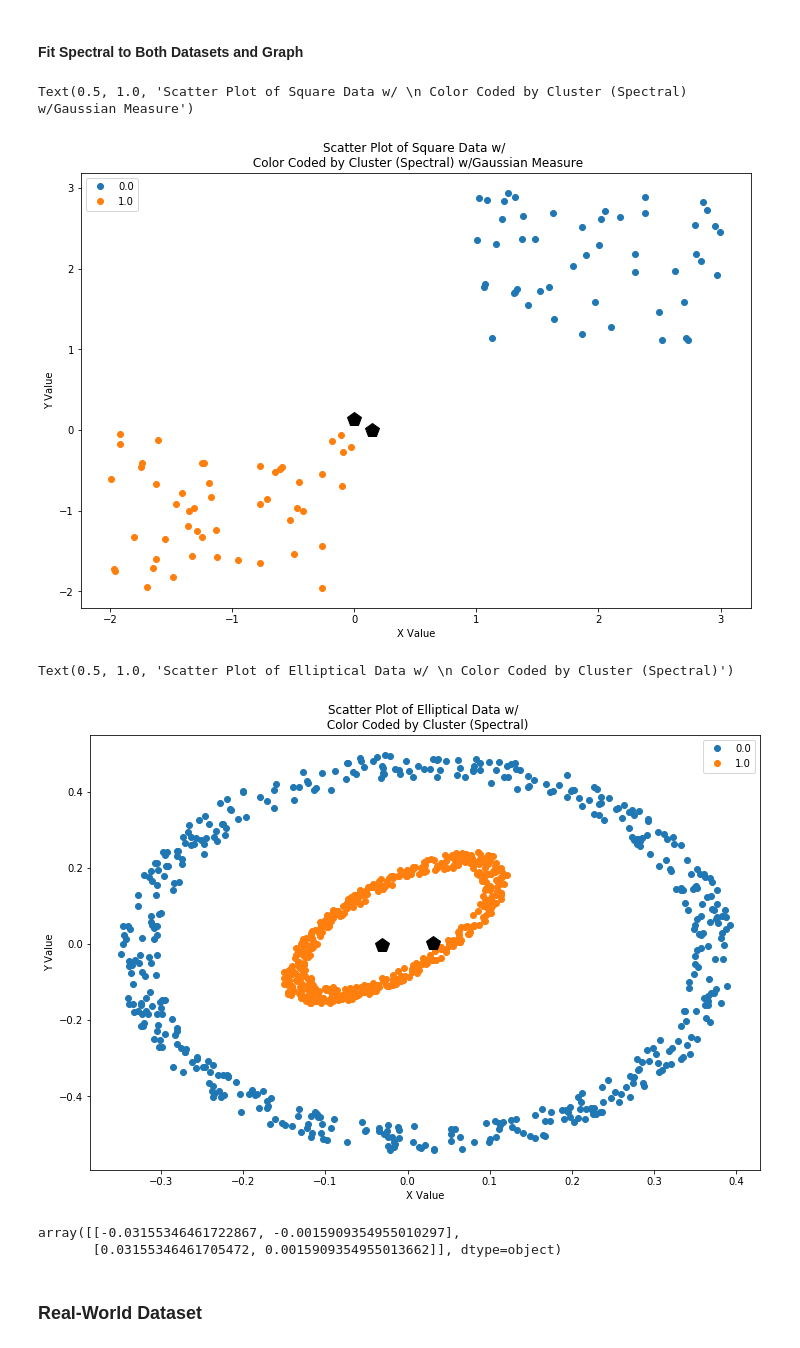
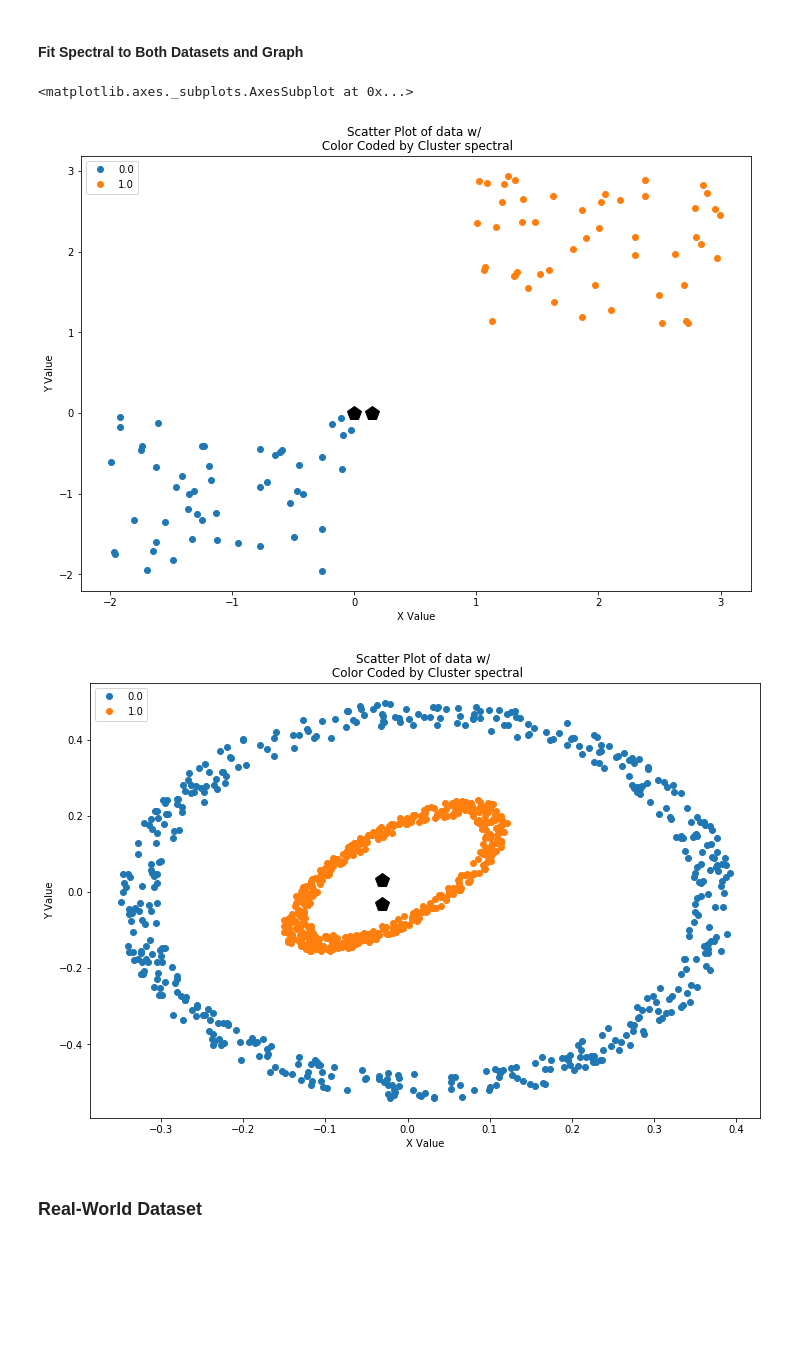
Before and after one commit to byekelchik/clustering_from_scratch, a Jupyter notebook: code.ipynb, the cells around one changed output. Drawn from its saved outputs; the diff is of its cells as text; code cells hidden in the pictures; blank space fills up the shorter version.

```diff
--- a/code.ipynb
+++ b/code.ipynb
@@ -20,9 +20,6 @@ plt.scatter(elliptical.loc[:,"x"],elliptical.loc[:,"y"])
 # %%
 np_square = np.array(square)
 np_elliptical = np.array(elliptical)
-# %%
-sc = StandardScaler()
-scaled_np_elliptical = sc.fit_transform(np_elliptical)
 # %% [markdown]
 #### Build Kmeans
 # %%
@@ -232,46 +235,32 @@ def spectral_clustering(data,k,tol,normalization,similarity,init_random,sigma,ep
     return cluster
 # %% [markdown]
 #### Fit Spectral to Both Datasets and Graph
-# %%
-result_square_spectral, result_square_spectral_centroids = spectral_clustering(np_square,sigma = 2,tol=.001,k=2,normalization = False,similarity= 'gaussian',init_random = True,epsilon=.9)
-square['spectral_cluster'] = result_square_spectral
-clustered_data = square.groupby("spectral_cluster")
-fig, ax = plt.subplots()
-fig.set_size_inches(12,8)
-for name, group in clustered_data:
-    ax.plot(group.x, group.y, marker='o', linestyle='', label=name)
-for center in range(len(result_square_spectral_centroids)):
-    ax.plot(result_square_spectral_centroids[center][:2][0],result_square_spectral_centroids[center][:2][1],marker = 'p',color = 'black',markersize = 15)
-ax.legend(numpoints=1, loc='upper left')
-ax.set_xlabel('X Value')
-ax.set_ylabel('Y Value')
-ax.set_title('Scatter Plot of Square Data w/ \n Color Coded by Cluster (Spectral) w/Gaussian Measure')
-# %% [output]
-Text(0.5, 1.0, 'Scatter Plot of Square Data w/ \n Color Coded by Cluster (Spectral) w/Gaussian Measure')
-[figure, removed]
-# %%
-result_elliptical_spectral, result_elliptical_spectral_centroid = spectral_clustering(scaled_np_elliptical,sigma =1 ,tol=.001,k=2,
-                            normalization = False,similarity= 'gaussian',init_random = True,epsilon=.76)
-
-elliptical['spectral_cluster'] = result_elliptical_spectral
-clustered_data = elliptical.groupby("spectral_cluster")
-fig, ax = plt.subplots()
-fig.set_size_inches(12,8)
-for name, group in clustered_data:
-    ax.plot(group.x, group.y, marker='o', linestyle='', label=name)
-for center in range(len(result_elliptical_spectral_centroid)):
-    ax.plot(result_elliptical_spectral_centroid[center][:2][0],result_elliptical_spectral_centroid[center][:2][1],marker = 'p',color = 'black',markersize = 15)
-ax.legend(numpoints=1, loc='upper right')
-ax.set_xlabel('X Value')
-ax.set_ylabel('Y Value')
-ax.set_title('Scatter Plot of Elliptical Data w/ \n Color Coded by Cluster (Spectral)')
-# %% [output]
-Text(0.5, 1.0, 'Scatter Plot of Elliptical Data w/ \n Color Coded by Cluster (Spectral)')
-[figure, removed]
-# %%
-result_elliptical_spectral_centroid
-# %% [output]
-array([[-0.03155346461722867, -0.0015909354955010297],
-       [0.03155346461705472, 0.0015909354955013662]], dtype=object)
+# %%
+def generate_spectral_cluster(data,k,random_init,sigma,similarity='gaussian',epsilon =.3,normalization = False):
+    """
+    Given generated data, k clusters, random initalization of centroids,epsilon,normalization,similarity, sigma
+    ---------
+    Returns a graph of the fitted clusters and centroids
+    """
+    sc = StandardScaler()
+    if data =='square':
+        # square
+        data_input = pd.read_csv(r"C:\Users\Byeke\OneDrive\Documents\Spring_2022_Lehigh\data_mining\project_1\Datasets\square.txt",delimiter=' ',names = ['x','y']) #mount the driver here
+        data_clustering = data_input.values
+    elif data == 'elliptical':
+        #elliptical
+        data_input = pd.read_csv(r"C:\Users\Byeke\OneDrive\Documents\Spring_2022_Lehigh\data_mining\project_1\Datasets\elliptical.txt",delimiter=' ',names = ['x','y']) #mount the driver here
+        data_clustering = sc.fit_transform(data_input)
+    result_spectral, result_spectral_centroids = spectral_clustering(data_clustering,sigma = sigma,tol=.001,k=k,normalization = normalization,similarity= similarity,init_random = random_init,epsilon=epsilon)
+    return result_spectral, result_spectral_centroids
+# %%
+result_spectral, result_spectral_centroids = generate_spectral_cluster('square',k=2,random_init=True,sigma=1,similarity='gaussian',epsilon =.5,normalization = False)
+plot_2d_clusters(square, result_spectral, result_spectral_centroids,"spectral")
+result_spectral, result_spectral_centroids = generate_spectral_cluster('elliptical',k=2,random_init=True,sigma=1,similarity='gaussian',epsilon =.75,normalization = False)
+plot_2d_clusters(elliptical, result_spectral, result_spectral_centroids,"spectral")
+# %% [output]
+<matplotlib.axes._subplots.AxesSubplot at 0x...>
+[figure, added]
+[figure, added]
 # %% [markdown]
 ### Real-World Dataset
```
Also changed, not shown: parts of 9 cells of this notebook.
